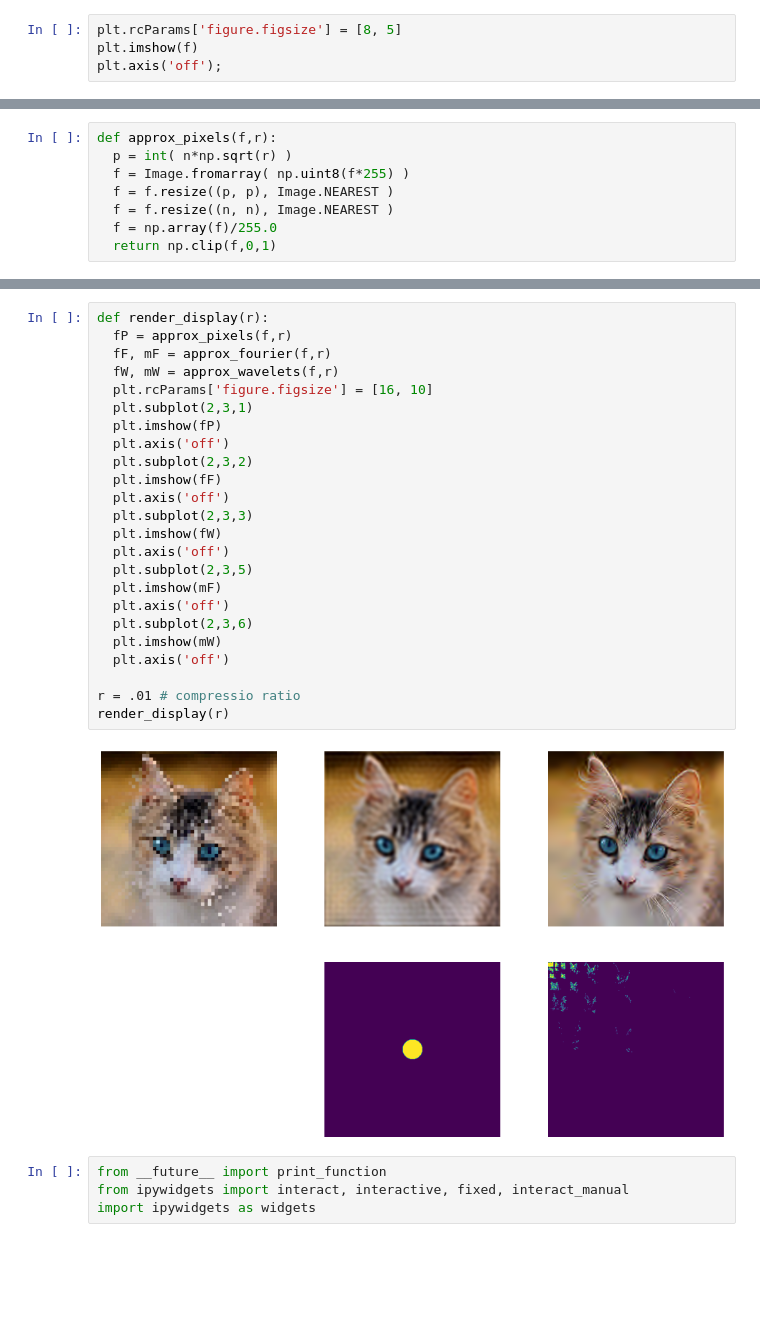
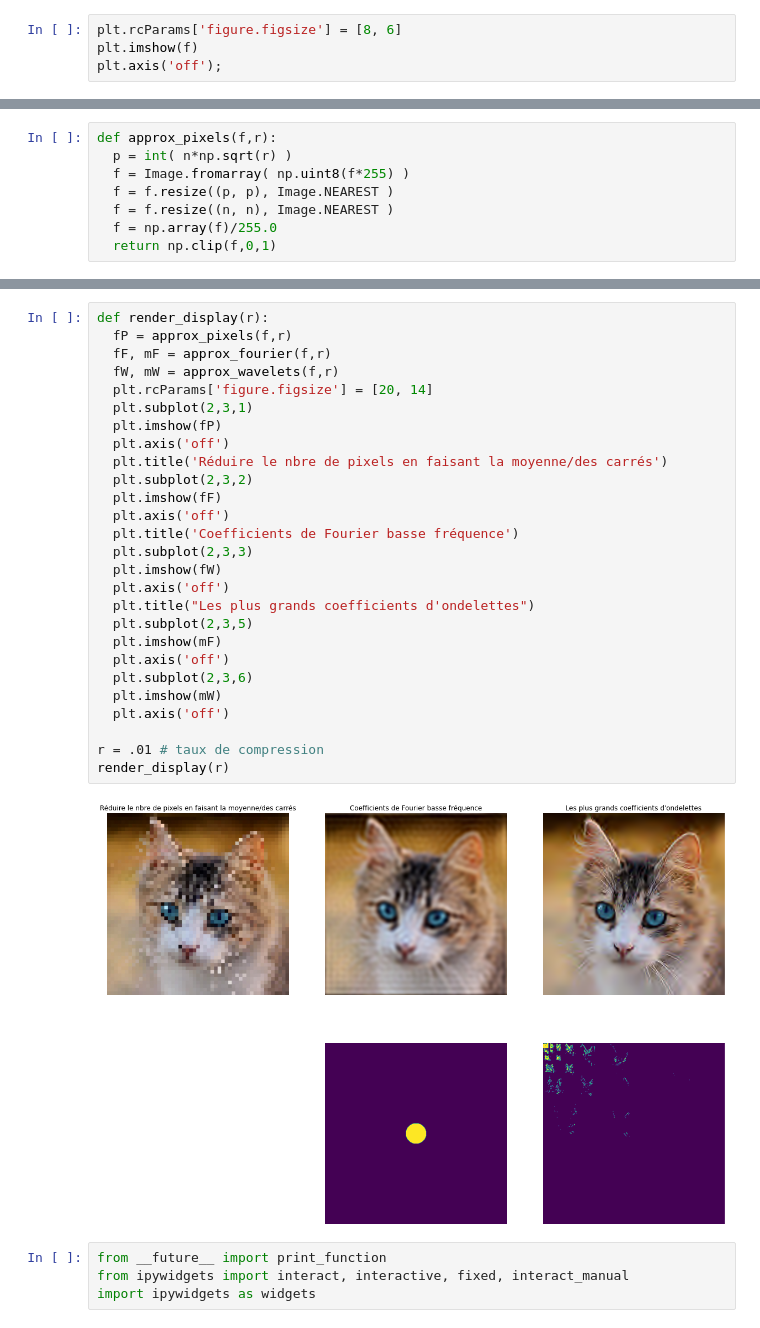
Before and after one commit to jeau-luc/ondelette, a Jupyter notebook: python/introduction_4_fourier_wavelets_interactive.ipynb, the cells around one changed output, grey strips where cells are left out. Cells and saved outputs as stored; diff of their text form; blank space fills up the shorter version.

```diff
--- a/python/introduction_4_fourier_wavelets_interactive.ipynb
+++ b/python/introduction_4_fourier_wavelets_interactive.ipynb
@@ -29,7 +29,7 @@ image_file = io.BytesIO(fd.read())
 f = Image.open(image_file)
 f = preprocess( f, n )
 # %%
-plt.rcParams['figure.figsize'] = [8, 5]
+plt.rcParams['figure.figsize'] = [8, 6]
 plt.imshow(f)
 plt.axis('off');
 # %% [output]
@@ -75,29 +75,32 @@ def approx_wavelets(f,r):
 # %%
 def render_display(r):
   fP = approx_pixels(f,r)
   fF, mF = approx_fourier(f,r)
   fW, mW = approx_wavelets(f,r)
-  plt.rcParams['figure.figsize'] = [16, 10]
+  plt.rcParams['figure.figsize'] = [20, 14]
   plt.subplot(2,3,1)
   plt.imshow(fP)
   plt.axis('off')
+  plt.title('Réduire le nbre de pixels en faisant la moyenne/des carrés')
   plt.subplot(2,3,2)
   plt.imshow(fF)
   plt.axis('off')
+  plt.title('Coefficients de Fourier basse fréquence')
   plt.subplot(2,3,3)
   plt.imshow(fW)
   plt.axis('off')
+  plt.title("Les plus grands coefficients d'ondelettes")
   plt.subplot(2,3,5)
   plt.imshow(mF)
   plt.axis('off')
   plt.subplot(2,3,6)
   plt.imshow(mW)
   plt.axis('off')
 
-r = .01 # compressio ratio
+r = .01 # taux de compression
 render_display(r)
 # %% [output]
-[figure, old version]
+[figure, new version]
 # %%
 from __future__ import print_function
 from ipywidgets import interact, interactive, fixed, interact_manual
```
Also changed, not shown: parts of 2 cells of this notebook.
